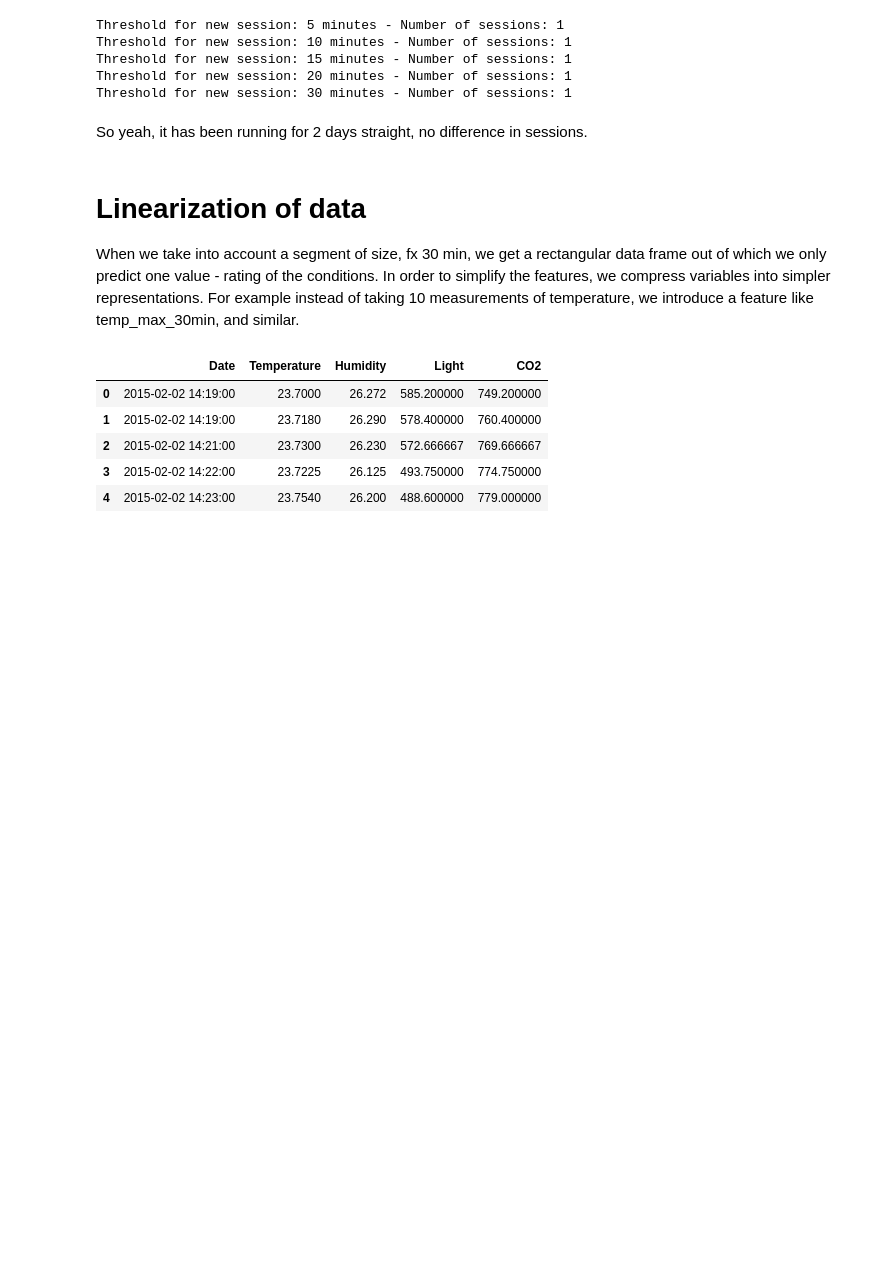
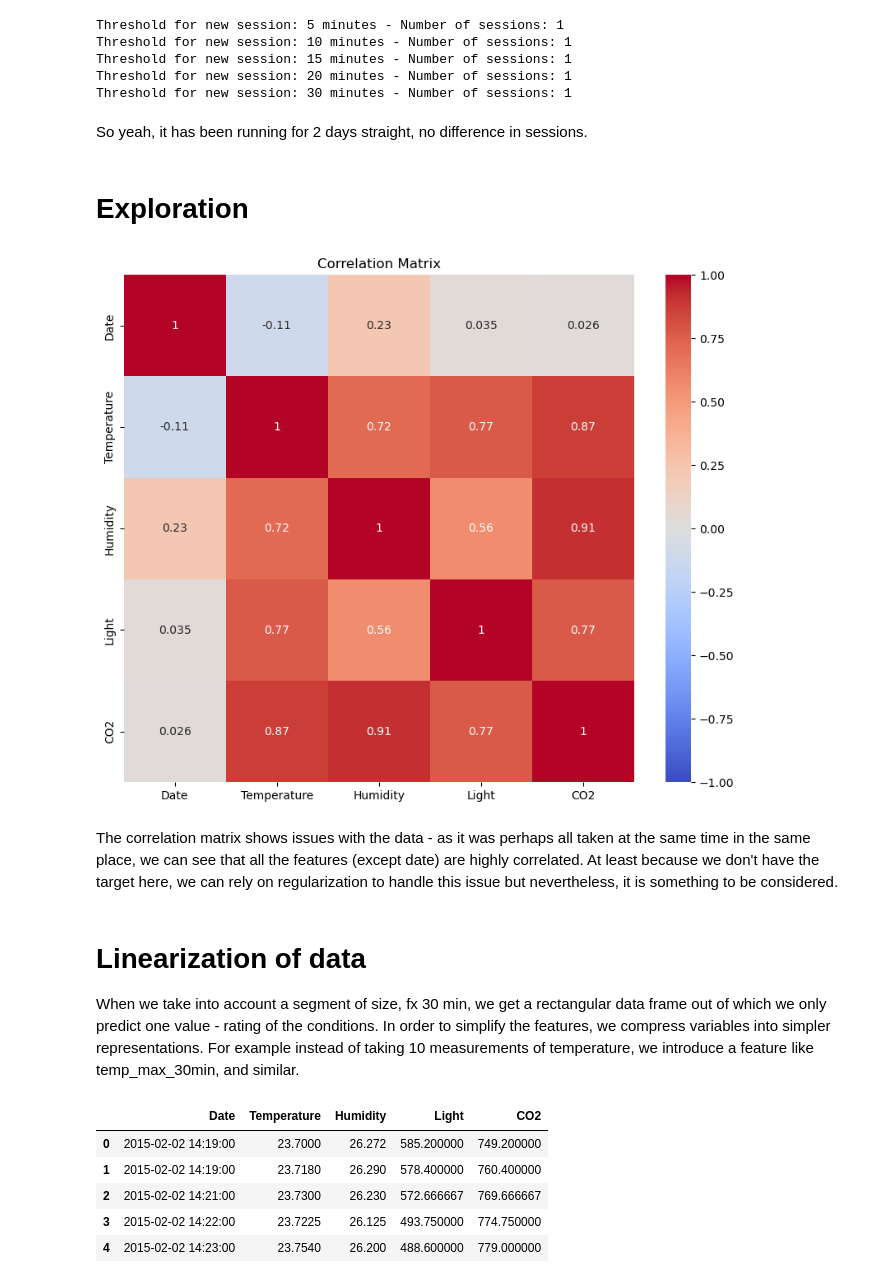
Before and after one commit to SEP4Real/SEP4, a Jupyter notebook: MAL/notebooks/1_mock_data.ipynb, the cells around one changed output. Drawn from its saved outputs; the diff is of its cells as text; code cells hidden in the pictures; blank space fills up the shorter version.

Commit message:
[Update] Mock data work

```diff
--- a/MAL/notebooks/1_mock_data.ipynb
+++ b/MAL/notebooks/1_mock_data.ipynb
@@ -85,6 +85,19 @@ Threshold for new session: 20 minutes - Number of sessions: 1
 Threshold for new session: 30 minutes - Number of sessions: 1
 # %% [markdown]
 So yeah, it has been running for 2 days straight, no difference in sessions.
+# %% [markdown]
+# Exploration
+# %%
+# Correlation matrix
+corr_matrix = data.corr()
+plt.figure(figsize=(10, 8))
+sns.heatmap(corr_matrix, annot=True, cmap='coolwarm', vmin=-1, vmax=1)
+plt.title('Correlation Matrix')
+plt.show()
+# %% [output]
+[figure, added]
+# %% [markdown]
+The correlation matrix shows issues with the data - as it was perhaps all taken at the same time in the same place, we can see that all the features (except date) are highly correlated. At least because we don't have the target here, we can rely on regularization to handle this issue but nevertheless, it is something to be considered.
 # %% [markdown]
 # Linearization of data
 
```
Also changed, not shown: parts of 3 cells of this notebook, 1 other file.
